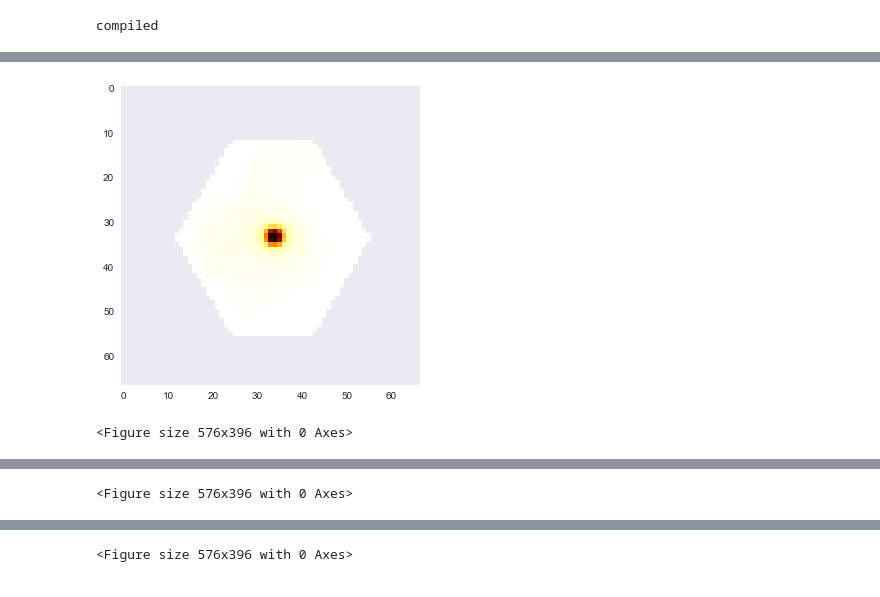
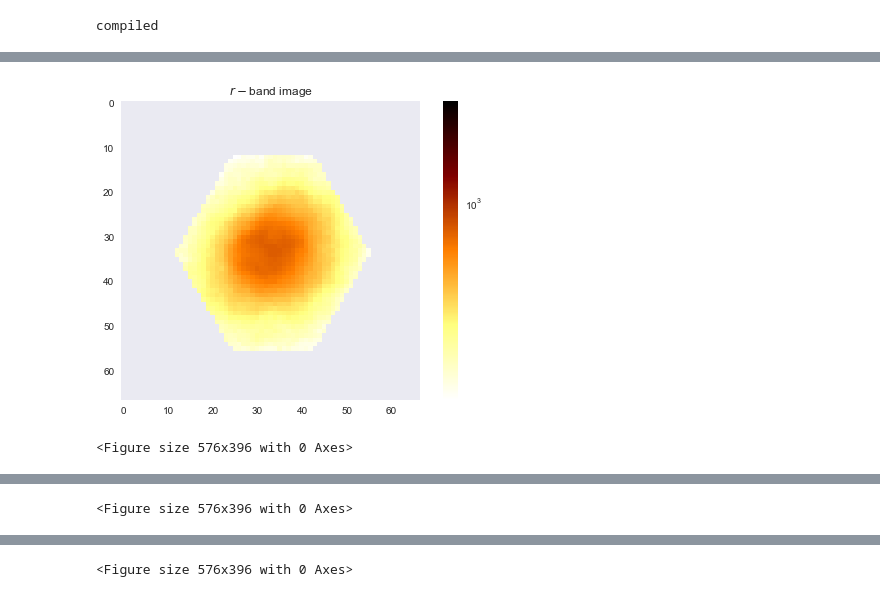
Before and after one commit to beckynevin/Kinematics, a Jupyter notebook: Fix_SCATTER_compare_NONSCATTER.ipynb, the cells around one changed output, grey strips where cells are left out. Drawn from its saved outputs; the diff is of its cells as text; code cells hidden in the pictures.

Commit message:
Added the SCATTER (prefix) maps to compare all three.

```diff
--- a/Fix_SCATTER_compare_NONSCATTER.ipynb
+++ b/Fix_SCATTER_compare_NONSCATTER.ipynb
@@ -42,7 +42,7 @@ sns.set_style("dark")
 
 
 
-myr_list=[190]# 240,  5,60]#,10,20,30,40,50,60,100,200]
+myr_list=[5]#,60,240]#,10,20,30,40,50,60,100,200]
 view_list=[0,1,2,3,4,5,6]
 
 #view_list=[2]
@@ -52,8 +52,8 @@ view_list=[0,1,2,3,4,5,6]
 
 adds='NONSCATTER_kin_correct_noise_conv'#stellar_kinematics_NONSCATTER_kin_correct_noi
 adds_fix='SCATTER_kin_correct_noise_conv'
-run='fg3_m12_agnx0'
-run_fix='fg3_m12_agnx0'#fixbug
+run='fg3_m12'
+run_fix='fg3_m12_fixbug'#fixbug
 
 
 
@@ -194,7 +194,7 @@ for i in range(len(myr_list)):
         try:
             kin_cube=pyfits.open('stellar_kinematics_'+str(adds)+'_'+str(run)+'_'+str(myr)+'_'+str(view)+'.fits')
             kin_cube_fix=pyfits.open('stellar_kinematics_'+str(adds_fix)+'_'+str(run_fix)+'_'+str(myr)+'_'+str(view)+'.fits')
-
+            kin_cube_SCATTER=pyfits.open('stellar_kinematics_'+str(adds_fix)+'_'+str(run)+'_'+str(myr)+'_'+str(view)+'.fits')
         except FileNotFoundError:
             continue
 
@@ -227,27 +227,89 @@ for i in range(len(myr_list)):
         vel_fix = ma.masked_where(abs(vel_fix)>1000, vel_fix)
         vel_e_fix = ma.masked_where(abs(vel_fix)>1000, vel_e_fix)
 
+        vel_SCATTER = ma.masked_where(kin_cube_SCATTER[1].data==0, kin_cube_SCATTER[1].data)
+        vel_e_SCATTER = ma.masked_where(kin_cube_SCATTER[2].data==0, kin_cube_SCATTER[2].data)
+        sig_SCATTER = ma.masked_where(kin_cube_SCATTER[3].data==0, kin_cube_SCATTER[3].data)
+        sig_e_SCATTER = ma.masked_where(kin_cube_SCATTER[4].data==0, kin_cube_SCATTER[4].data)
+
+        vel_SCATTER = ma.masked_where(abs(vel_SCATTER)>1000, vel_SCATTER)
+        vel_e_SCATTER = ma.masked_where(abs(vel_SCATTER)>1000, vel_e_SCATTER)
+
         plt.clf()
-        plt.imshow(r_band, cmap='afmhot_r')
+        plt.title('$r-$band image')
+        plt.imshow(r_band, cmap='afmhot_r', norm=matplotlib.colors.LogNorm(vmax=10**3.5))
+        plt.colorbar()
         plt.show()
 
         plt.clf()
         fig=plt.figure()
-        ax0 = fig.add_subplot(221)
-        im0 = ax0.imshow(vel, cmap='RdBu', vmin=-100, vmax=100)
+        ax0 = fig.add_subplot(231)
+        ax0.set_title('NONSCATTER')
+        im0 = ax0.imshow(vel, cmap='RdBu')#, vmin=-150, vmax=50)
         plt.colorbar(im0)
 
-        ax1 = fig.add_subplot(222)
-        im1 = ax1.imshow(vel_fix, cmap='RdBu', vmin=-100, vmax=100)
+        ax1 = fig.add_subplot(232)
+        ax1.set_title('SCATTER')
+        im1 = ax1.imshow(vel_SCATTER, cmap='RdBu')#, vmin=-150, vmax=50)
         plt.colorbar(im1)
 
-        ax2 = fig.add_subplot(223)
-        im2 = ax2.imshow(sig, cmap='rainbow', vmin=50, vmax=200)
+        ax2 = fig.add_subplot(233)
+        ax2.set_title('SCATTER Fix')
+        im2 = ax2.imshow(vel_fix, cmap='RdBu')#, vmin=-150, vmax=50)
         plt.colorbar(im2)
 
-        ax3 = fig.add_subplot(224)
-        im3 = ax3.imshow(sig_fix, cmap='rainbow', vmin=50, vmax=200)
+        ax3 = fig.add_subplot(234)
+        im3 = ax3.imshow(sig, cmap='magma')#, vmin=50, vmax=100)
         plt.colorbar(im3)
+
+        ax4 = fig.add_subplot(235)
+        im4 = ax4.imshow(sig_SCATTER, cmap='magma')#, vmin=100, vmax=150)
+        plt.colorbar(im4)
+
+        ax5 = fig.add_subplot(236)
+        im5 = ax5.imshow(sig_fix, cmap='magma')#, vmin=50, vmax=100)
+        plt.colorbar(im5)
         plt.show()
+
+
+        '''Showcasing the difference between each map'''
+
+        plt.clf()
+        fig = plt.figure()
+        ax0 = fig.add_subplot(131)
+        ax0.set_title('SCATTER - SCATTER Fix')
+        im0 = ax0.imshow(abs(sig_SCATTER-sig_fix), cmap='plasma', vmin=0, vmax=50)
+        plt.colorbar(im0)
+
+        ax1 = fig.add_subplot(132)
+        ax1.set_title('NONSCATTER - SCATTER Fix')
+        im1 = ax1.imshow(abs(sig - sig_fix), cmap='plasma', vmin=0, vmax=50)
+        plt.colorbar(im1)
+
+        ax2 = fig.add_subplot(133)
+        ax2.set_title('NONSCATTER - SCATTER')
+        im2 = ax2.imshow(abs(sig - sig_SCATTER), cmap='plasma', vmin=0, vmax=50)
+        plt.colorbar(im2)
+        plt.tight_layout()
+        plt.show()
+
+        plt.clf()
+        fig = plt.figure()
+        ax0 = fig.add_subplot(131)
+        ax0.set_title('SCATTER - SCATTER Fix')
+        im0 = ax0.imshow(abs(vel_SCATTER-vel_fix), cmap='plasma', vmin=0, vmax=50)
+        plt.colorbar(im0)
+
+        ax1 = fig.add_subplot(132)
+        ax1.set_title('NONSCATTER - SCATTER Fix')
+        im1 = ax1.imshow(abs(vel - vel_fix), cmap='plasma', vmin=0, vmax=50)
+        plt.colorbar(im1)
+
+        ax2 = fig.add_subplot(133)
+        ax2.set_title('NONSCATTER - SCATTER')
+        im2 = ax2.imshow(abs(vel - vel_SCATTER), cmap='plasma', vmin=0, vmax=50)
+        plt.colorbar(im2)
+        plt.tight_layout()
+        plt.show()
 # %% [output]
 /Users/beckynevin/Documents/Backup_My_Book/My_Passport_backup/Kinematics
@@ -255,2 +317,2 @@ myr, view 190 0
-[figure, old version]
+[figure, new version]
 <Figure size 576x396 with 0 Axes>
```
Also changed, not shown: parts of 5 cells of this notebook.
